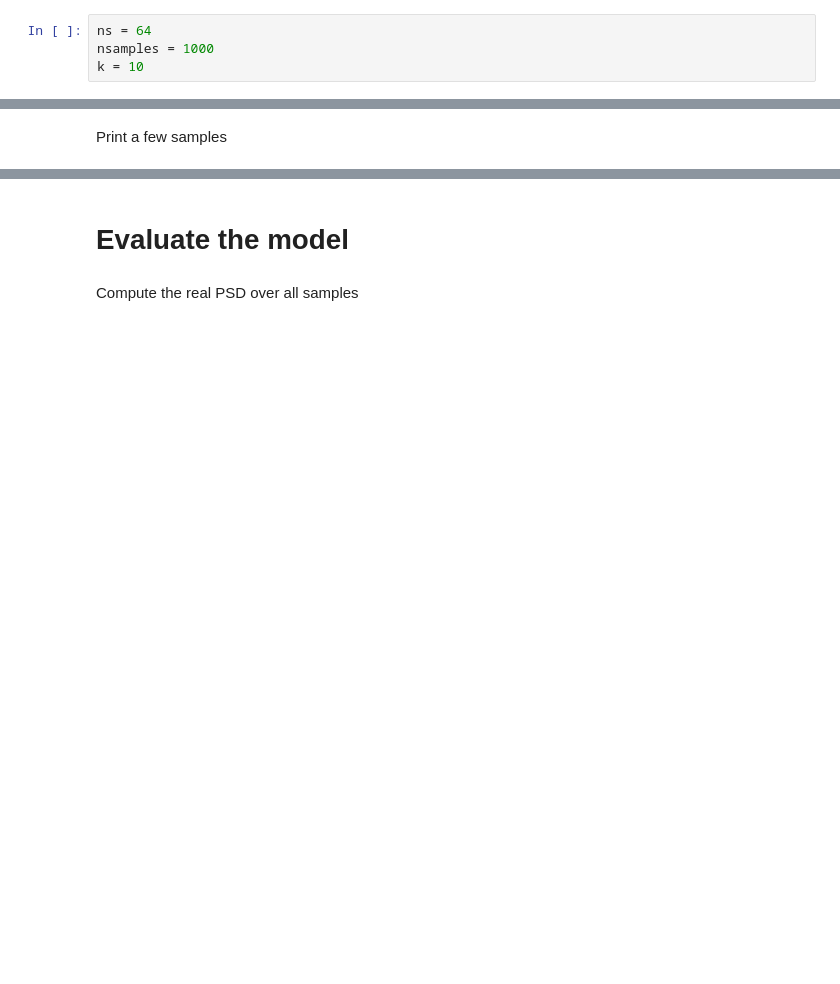
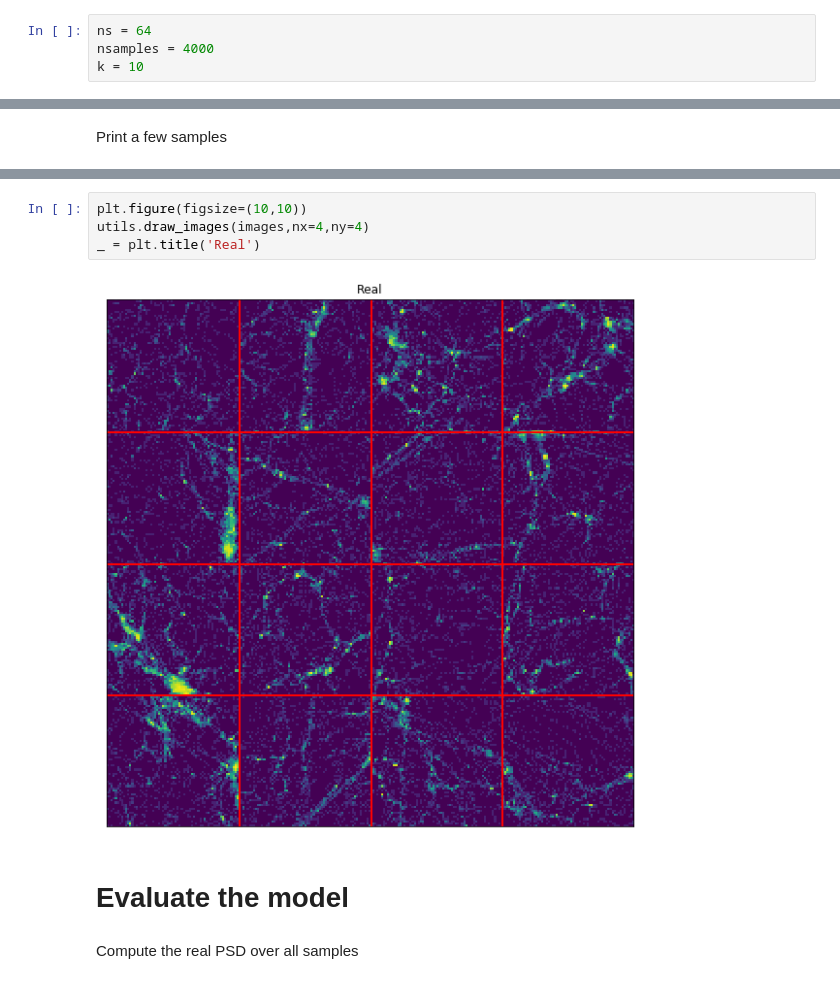
Before and after one commit to nperraud/darkmattergan, a Jupyter notebook: Model performance.ipynb, the cells around one changed output, grey strips where cells are left out. Saved outputs shown, nothing was run; the diff lists cells and outputs as text; blank space fills up the shorter version.

```diff
--- a/Model performance.ipynb
+++ b/Model performance.ipynb
@@ -14,7 +15,7 @@ import utils, optimization, metrics, plot, data
 # Parameters
 # %%
 ns = 64
-nsamples = 1000
+nsamples = 4000
 k = 10
 # %% [markdown]
 # Data handling
@@ -96,3 +74,9 @@ utils.draw_images(gen_sample,nx=4,ny=4,px=ns,py=ns)
+# %%
+plt.figure(figsize=(10,10))
+utils.draw_images(images,nx=4,ny=4)
+_ = plt.title('Real')
+# %% [output]
+[figure, added]
 # %% [markdown]
 # Evaluate the model
 # %% [markdown]
```
Also changed, not shown: parts of 18 cells of this notebook, 4 other files.
